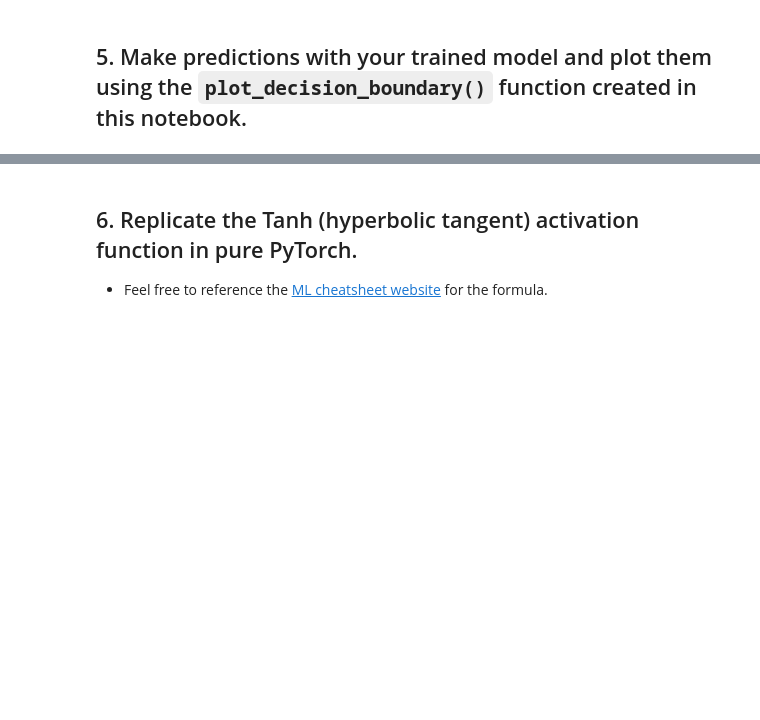
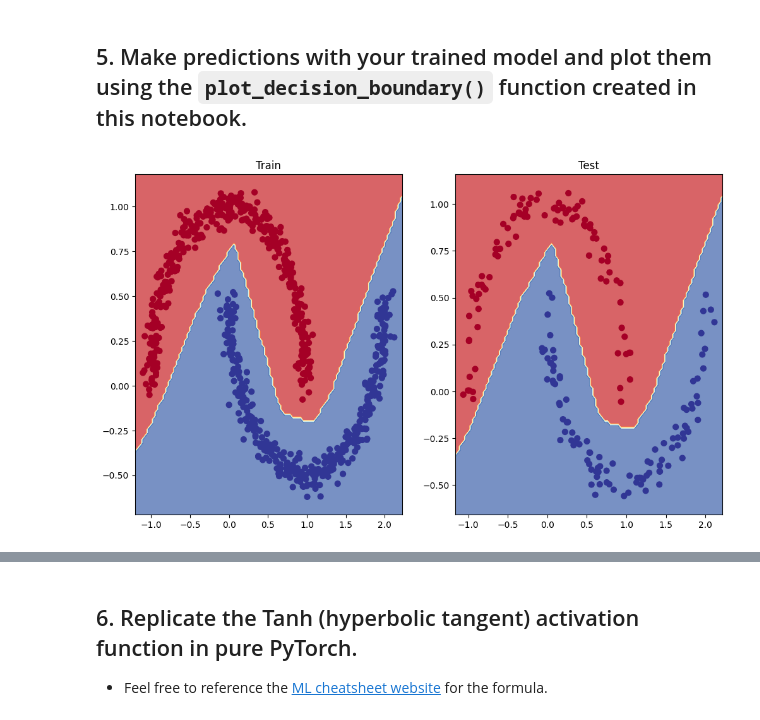
Before and after one commit to nirajan-sah/ML, a Jupyter notebook: extras/exercises/02_pytorch_classification_exercises.ipynb, the cells around one changed output, grey strips where cells are left out. Cells and saved outputs as stored; diff of their text form; code cells hidden in the pictures; blank space fills up the shorter version.

```diff
--- a/extras/exercises/02_pytorch_classification_exercises.ipynb
+++ b/extras/exercises/02_pytorch_classification_exercises.ipynb
@@ -39,9 +53,13 @@ import matplotlib.pyplot as plt
 # %%
 # Turn data into tensors of dtype float
-
+X = torch.from_numpy(X).type(torch.float).to(device)
+y = torch.from_numpy(y).type(torch.float).to(device)
 
 # Split the data into train and test sets (80% train, 20% test)
 from sklearn.model_selection import train_test_split
+X_train, X_test, y_train, y_test = train_test_split(X, y,
+                                                    train_size=0.8
+                                                    )
 # %% [markdown]
 ## 2. Build a model by subclassing `nn.Module` that incorporates non-linear activation functions and is capable of fitting the data you created in 1.
   * Feel free to use any combination of PyTorch layers (linear and non-linear) you want.
@@ -52,10 +70,22 @@ from torch import nn
 # Inherit from nn.Module to make a model capable of fitting the mooon data
 class MoonModelV0(nn.Module):
     ## Your code here ##
-
+    def __init__(self):
+      super().__init__()
+      self.linear_layer_stack = nn.Sequential(
+        nn.Linear(2, 16),
+        nn.ReLU(),
+        nn.Linear(16, 8),
+        nn.ReLU(),
+        nn.Linear(8, 4),
+        nn.ReLU(),
+        nn.Linear(4, 1),
+        )
     def forward(self, x):
         ## Your code here ##
-        return
+        return self.linear_layer_stack(x)
 
 # Instantiate the model
 ## Your code here ##
+model_0 = MoonModelV0().to(device)
+model_0
@@ -63,8 +105,10 @@ class MoonModelV0(nn.Module):
 ## 3. Setup a binary classification compatible loss function and optimizer to use when training the model built in 2.
 # %%
 # Setup loss function
-
+loss_fn = nn.BCEWithLogitsLoss()
 # Setup optimizer to optimize model's parameters
+optimizer = torch.optim.Adam(model_0.parameters(),
+                             lr = 0.001)
 # %% [markdown]
 ## 4. Create a training and testing loop to fit the model you created in 2 to the data you created in 1.
   * Do a forward pass of the model to see what's coming out in the form of logits, prediction probabilities and labels.
@@ -95,5 +148,5 @@ Pred labels:
 from torchmetrics import Accuracy
 
 ## TODO: Uncomment this code to use the Accuracy function
-# acc_fn = Accuracy(task="multiclass", num_classes=2).to(device) # send accuracy function to device
-# acc_fn
+acc_fn = Accuracy(task="multiclass", num_classes=2).to(device) # send accuracy function to device
+acc_fn
@@ -152,3 +230,13 @@ from torchmetrics import Accuracy
+# %%
+plt.figure(figsize=(12,7))
+plt.subplot(1,2,1)
+plt.title("Train")
+plot_decision_boundary(model_0, X_train, y_train)
+plt.subplot(1,2,2)
+plt.title("Test")
+plot_decision_boundary(model_0, X_test, y_test)
+# %% [output]
+[figure, added]
 # %%
 # Plot the model predictions
 import numpy as np
```
Also changed, not shown: parts of 19 cells of this notebook.
